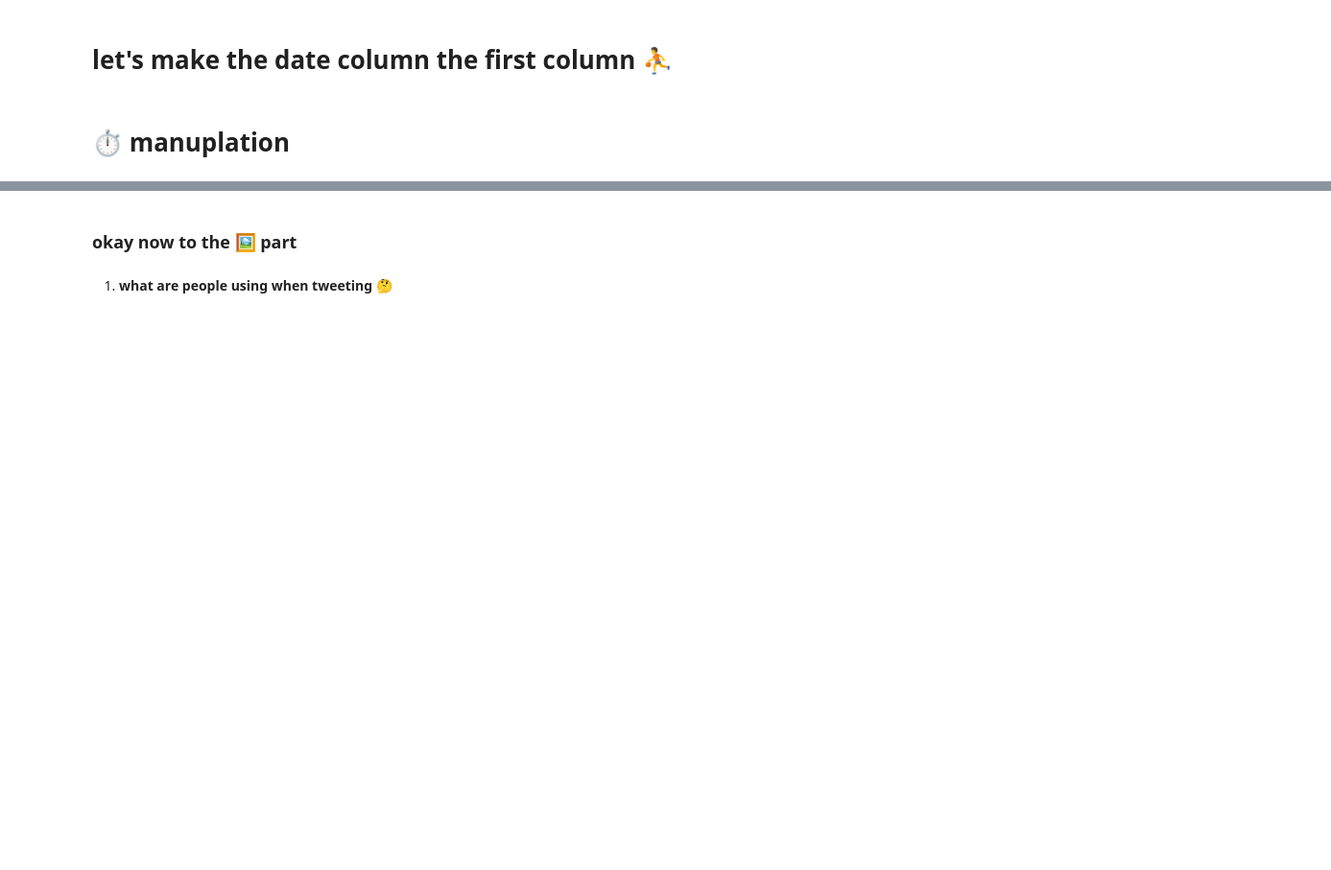
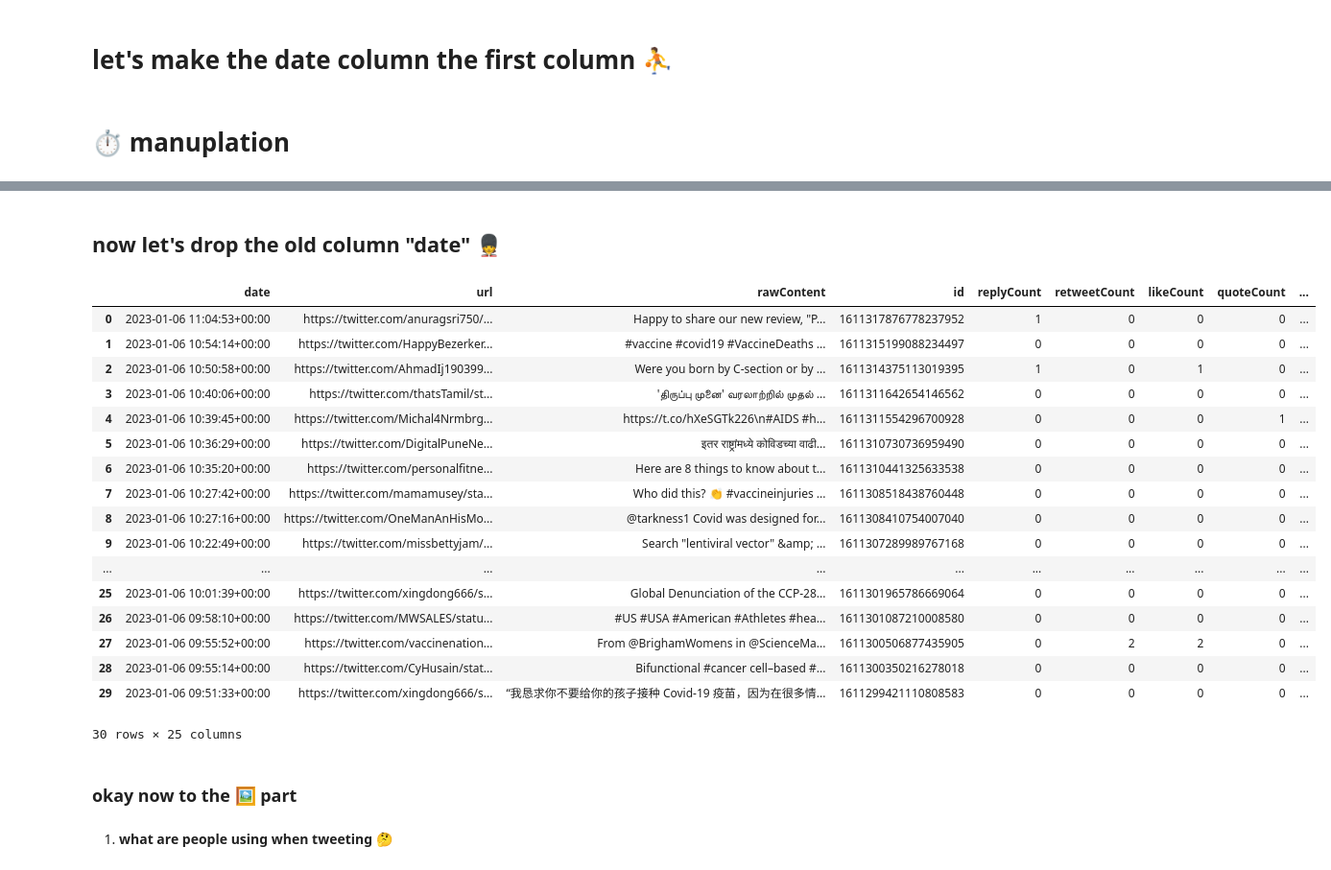
Before and after one commit to leul12/Data_Exploration, a Jupyter notebook: tweet_stalking_.ipynb, the cells around one changed output, grey strips where cells are left out. Shown at 96% size. Cells and saved outputs as stored; diff of their text form; code cells hidden in the pictures; blank space fills up the shorter version.

```diff
--- a/tweet_stalking_.ipynb
+++ b/tweet_stalking_.ipynb
@@ -131,3 +166,27 @@ res.head(2)
+# %% [markdown]
+## now let's drop the old column "date" 💂
+# %%
+resf=res.drop(['Date','Time'],axis=1)
+resf
+# %% [output]
+|  | date | url | rawContent | id | replyCount | retweetCount | likeCount | quoteCount | ... |
+| 0 | 2023-01-06 11:04:53+00:00 | https://twitter.com/anuragsri750/... | Happy to share our new review, "P... | 1611317876778237952 | 1 | 0 | 0 | 0 | ... |
+| 1 | 2023-01-06 10:54:14+00:00 | https://twitter.com/HappyBezerker... | #vaccine #covid19 #VaccineDeaths ... | 1611315199088234497 | 0 | 0 | 0 | 0 | ... |
+| 2 | 2023-01-06 10:50:58+00:00 | https://twitter.com/AhmadIj190399... | Were you born by C-section or by ... | 1611314375113019395 | 1 | 0 | 1 | 0 | ... |
+| 3 | 2023-01-06 10:40:06+00:00 | https://twitter.com/thatsTamil/st... | 'திருப்பு முனை' வரலாற்றில் முதல் ... | 1611311642654146562 | 0 | 0 | 0 | 0 | ... |
+| 4 | 2023-01-06 10:39:45+00:00 | https://twitter.com/Michal4Nrmbrg... | https://t.co/hXeSGTk226\n#AIDS #h... | 1611311554296700928 | 0 | 0 | 0 | 1 | ... |
+| 5 | 2023-01-06 10:36:29+00:00 | https://twitter.com/DigitalPuneNe... | इतर राष्ट्रांमध्ये कोविडच्या वाढी... | 1611310730736959490 | 0 | 0 | 0 | 0 | ... |
+| 6 | 2023-01-06 10:35:20+00:00 | https://twitter.com/personalfitne... | Here are 8 things to know about t... | 1611310441325633538 | 0 | 0 | 0 | 0 | ... |
+| 7 | 2023-01-06 10:27:42+00:00 | https://twitter.com/mamamusey/sta... | Who did this? 👏 #vaccineinjuries ... | 1611308518438760448 | 0 | 0 | 0 | 0 | ... |
+| 8 | 2023-01-06 10:27:16+00:00 | https://twitter.com/OneManAnHisMo... | @tarkness1 Covid was designed for... | 1611308410754007040 | 0 | 0 | 0 | 0 | ... |
+| 9 | 2023-01-06 10:22:49+00:00 | https://twitter.com/missbettyjam/... | Search "lentiviral vector" &amp; ... | 1611307289989767168 | 0 | 0 | 0 | 0 | ... |
+| ... | ... | ... | ... | ... | ... | ... | ... | ... | ... |
+| 25 | 2023-01-06 10:01:39+00:00 | https://twitter.com/xingdong666/s... | Global Denunciation of the CCP-28... | 1611301965786669064 | 0 | 0 | 0 | 0 | ... |
+| 26 | 2023-01-06 09:58:10+00:00 | https://twitter.com/MWSALES/statu... | #US #USA #American #Athletes #hea... | 1611301087210008580 | 0 | 0 | 0 | 0 | ... |
+| 27 | 2023-01-06 09:55:52+00:00 | https://twitter.com/vaccinenation... | From @BrighamWomens in @ScienceMa... | 1611300506877435905 | 0 | 2 | 2 | 0 | ... |
+| 28 | 2023-01-06 09:55:14+00:00 | https://twitter.com/CyHusain/stat... | Bifunctional #cancer cell–based #... | 1611300350216278018 | 0 | 0 | 0 | 0 | ... |
+| 29 | 2023-01-06 09:51:33+00:00 | https://twitter.com/xingdong666/s... | “我恳求你不要给你的孩子接种 Covid-19 疫苗，因为在很多情... | 1611299421110808583 | 0 | 0 | 0 | 0 | ... |
+30 rows × 25 columns
 # %% [markdown]
 ### okay now to the 🖼️ part
 # %% [markdown]
```
Also changed, not shown: parts of 13 cells of this notebook.
